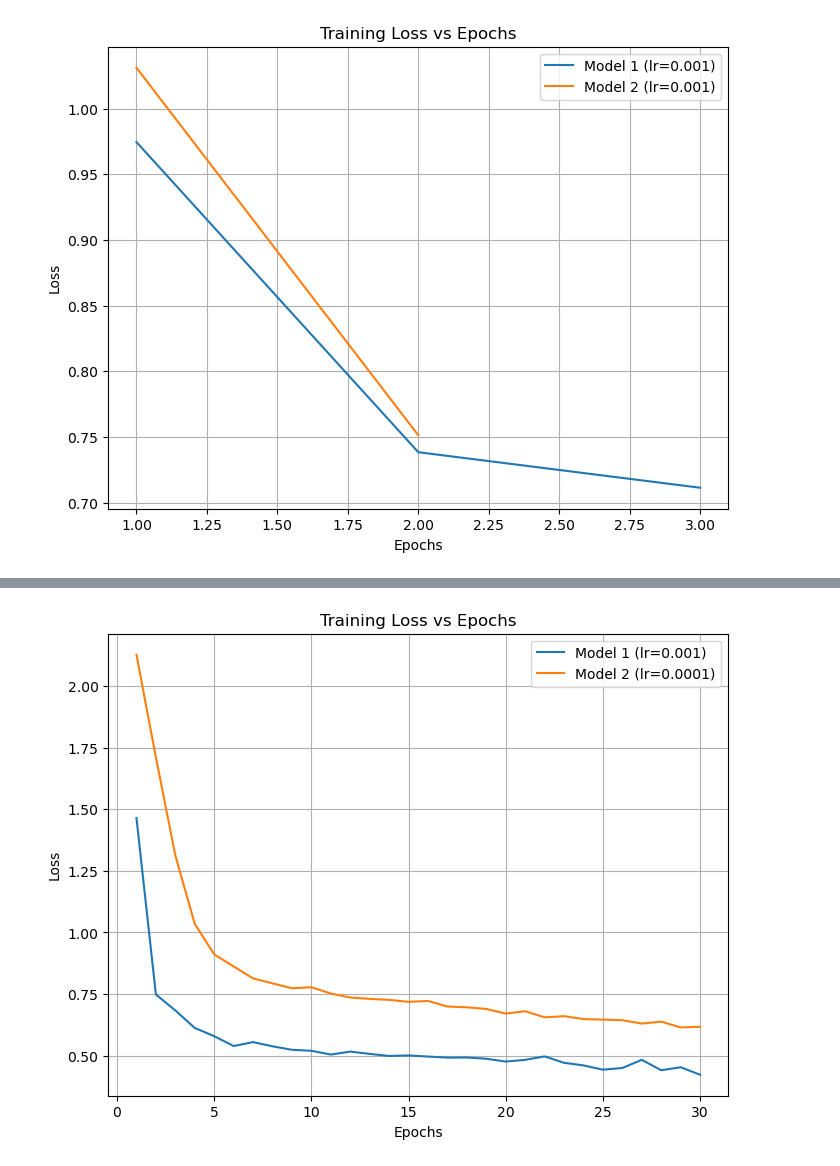
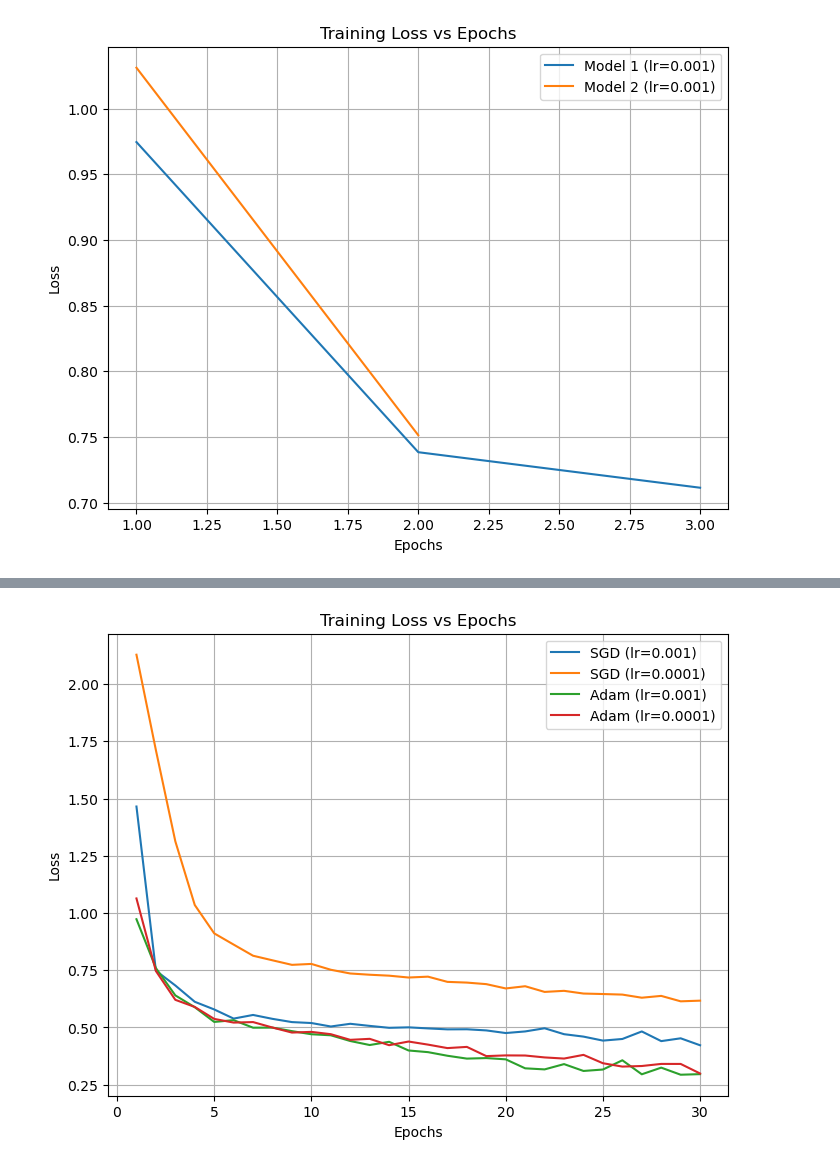
Before and after one commit to mouradianelen/VoiceRecognition, a Jupyter notebook: graphs.ipynb, the cells around one changed output, grey strips where cells are left out. Drawn from its saved outputs; the diff is of its cells as text; code cells hidden in the pictures.

Commit message:
plot results

```diff
--- a/graphs.ipynb
+++ b/graphs.ipynb
@@ -330,23 +330,26 @@ Results saved in: models_results/30x0.001xSGD_results_00-11-23-26-12-2024.json
 # %%
 import torch
 from torch import nn, optim
 from torch.utils.data import DataLoader
 from src import Net
 import json
 import os
 import matplotlib.pyplot as plt
 from src import plot_training_results
 import time
 
 fig, ax = plt.subplots(figsize=(8, 6))
 
 results_path = "models_results/" + "30x0.001xSGD_results_00-11-23-26-12-2024.json"
-plot_training_results(ax, results_path, label_prefix="Model 1")
+plot_training_results(ax, results_path, label_prefix="SGD")
 results_path = "models_results/" + "30x0.0001xSGD_results_27-45-22-26-12-2024.json"
-plot_training_results(ax, results_path, label_prefix="Model 2")
-
+plot_training_results(ax, results_path, label_prefix="SGD")
+results_path = "models_results/" + "30x0.001xAdamx1560_51-07-19-26-12-2024.json"
+plot_training_results(ax, results_path, label_prefix="Adam")
+results_path = "models_results/" + "30x0.0001xAdamx1560_08-50-18-26-12-2024.json"
+plot_training_results(ax, results_path, label_prefix="Adam")
 
 plt.title("Training Loss vs Epochs")
 plt.show()
 # %% [output]
-[figure, old version]
+[figure, new version]
```
Also changed, not shown: parts of 3 cells of this notebook, 1 other file.
